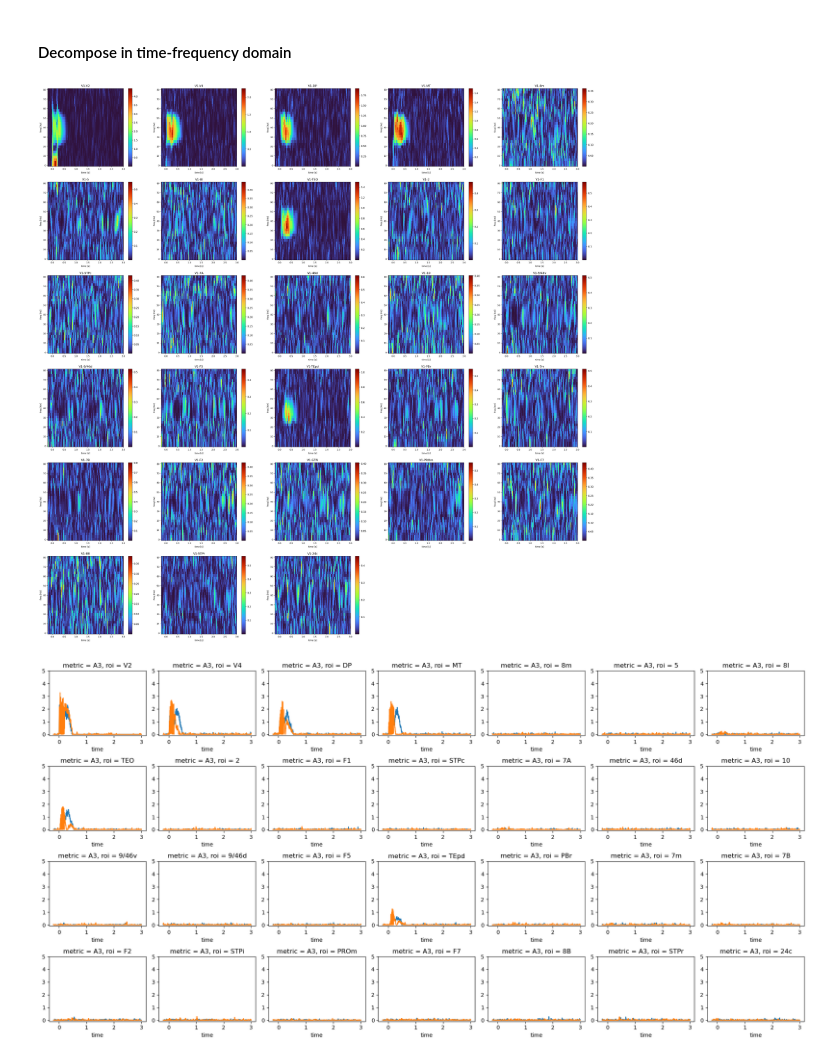
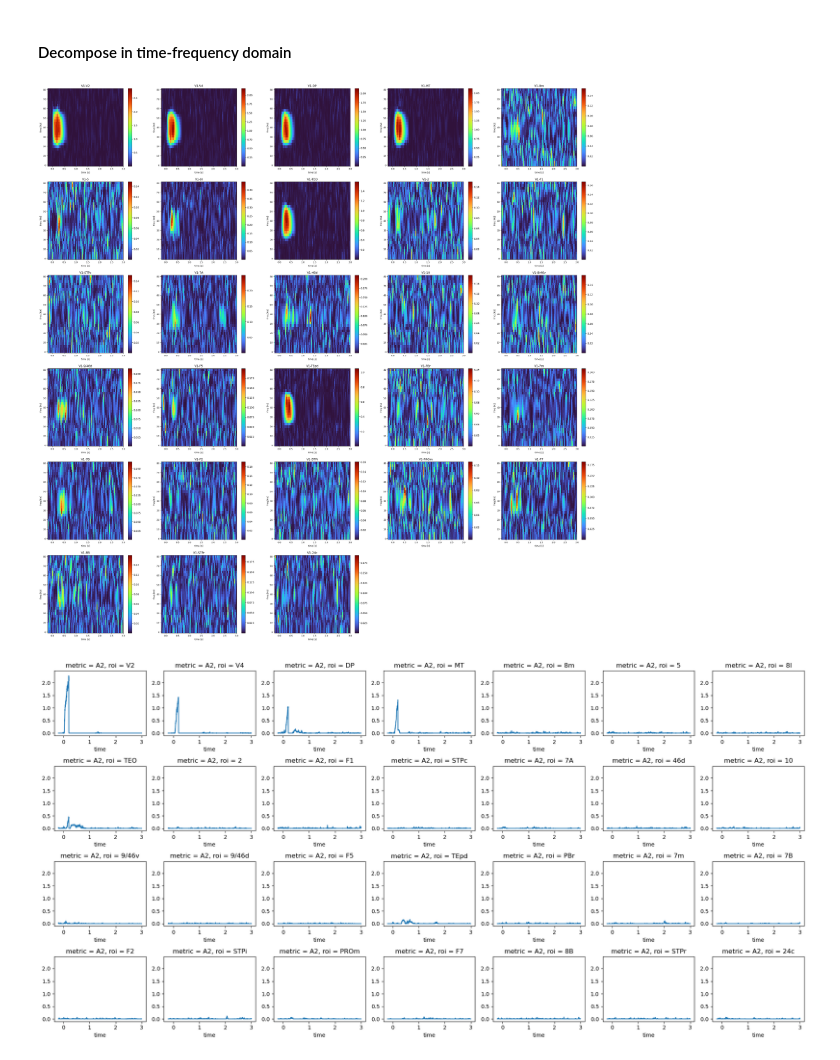
Before and after one commit to ViniciusLima94/StuartLandauWBM, a Jupyter notebook: notebooks/WholeBrainModel.ipynb, the cells around one changed output. Drawn from its saved outputs; the diff is of its cells as text; code cells hidden in the pictures.

```diff
--- a/notebooks/WholeBrainModel.ipynb
+++ b/notebooks/WholeBrainModel.ipynb
@@ -18,7 +18,7 @@ from src.models import simulate, simulate_delayed
 # %% [markdown]
 #### Config
 # %%
-jax.config.update("jax_platform_name", "cpu")
+jax.config.update("jax_platform_name", "gpu")
 # %% [markdown]
 #### Load anatomical data
 # %%
@@ -38,7 +38,7 @@ eta = 4.0
 # %% [markdown]
 #### Simulation parameters
 # %%
-ntrials = 30
+ntrials = 100
 fsamp = 1 / 1e-4
 time = np.arange(-2, 5, 1 / fsamp)
 beta = 0.001
@@ -50,7 +50,7 @@ flnMat = (1 + eta * h)[:, np.newaxis] * flnMat
 
 Iext = np.zeros((Nareas, Npoints))
 Iext[0, (time >= 0) & (time <= 0.2)] = 1
-Amplitudes = np.linspace(0, 2, ntrials)
+Amplitudes = np.linspace(0, .1, ntrials)
 CS = Amplitudes[..., None, None] * Iext
 seeds = np.random.randint(0, 10000, ntrials)
 a_vec = np.hstack(([-5], -5 + np.cumsum(np.diff(h)) * 5))
@@ -70,7 +70,7 @@ for n in tqdm(range(ntrials)):
         seeds[n],
         "cpu",
         15,
-        "both",
+        "amp",
     )
     data += [temp]
 
@@ -163,7 +163,7 @@ steps = xr.DataArray((D[0] * fsamp / 15).astype(int), dims=("roi"), coords=(area
 def _mi(S, roi_x, roi_y, stim):
 
     # Define the function to compute MI using HOI and JAX
-    mi_fcn = get_mi("gc")
+    mi_fcn = get_mi("gcmi")
 
     # vectorize the function to first and second dimension
     gcmi = jax.vmap(jax.vmap(mi_fcn, in_axes=0), in_axes=0)
@@ -188,34 +188,34 @@ def _mi(S, roi_x, roi_y, stim):
 
     mi = gcmi(E1, stim).T
 
     return xr.DataArray(mi, dims=("times", "freqs"), coords=(times, freqs))
 
 
 pairs = np.stack([[[0] * 28], [range(1, 29)]], axis=1).squeeze().T
 
 rois = S.roi.values
 stim = data.trials.values
 
 out = []
 for i, j in tqdm(pairs):
     out += [_mi(S, rois[i], rois[j], stim)]
 
 
 plt.figure(figsize=(40, 40))
 
 for pos, _out in enumerate(out):
     plt.subplot(6, 5, pos + 1)
     i, j = pairs[pos]
     _out.T.plot(
         cmap="turbo",
     )
     plt.title(f"{rois[i]}-{rois[j]}")
     plt.xticks(fontsize=9)
     plt.yticks(fontsize=9)
     plt.ylabel("freq [Hz]", fontsize=9)
     plt.xlabel("time [s]", fontsize=9)
 # %% [output]
-[figure, old version]
+[figure, new version]
 # %%
 from frites.core import copnorm_nd, gccmi_nd_ccc, gcmi_1d_cc, gcmi_nd_cc
 
@@ -284,8 +284,7 @@ plt.figure(figsize=(20, 10))
 for i in range(28):
     plt.subplot(4, 7, i + 1)
     Un.sel(metric="A2").isel(roi=i).plot()
-    Un.sel(metric="A3").isel(roi=i).plot()
-    plt.ylim(-0.1, 5)
+    plt.ylim(-0.1, Un.sel(metric=["A2", "A3"]).max() + .2)
 plt.tight_layout()
 # %% [output]
-[figure, old version]
+[figure, new version]
```
Also changed, not shown: parts of 4 cells of this notebook, 2 other files.
